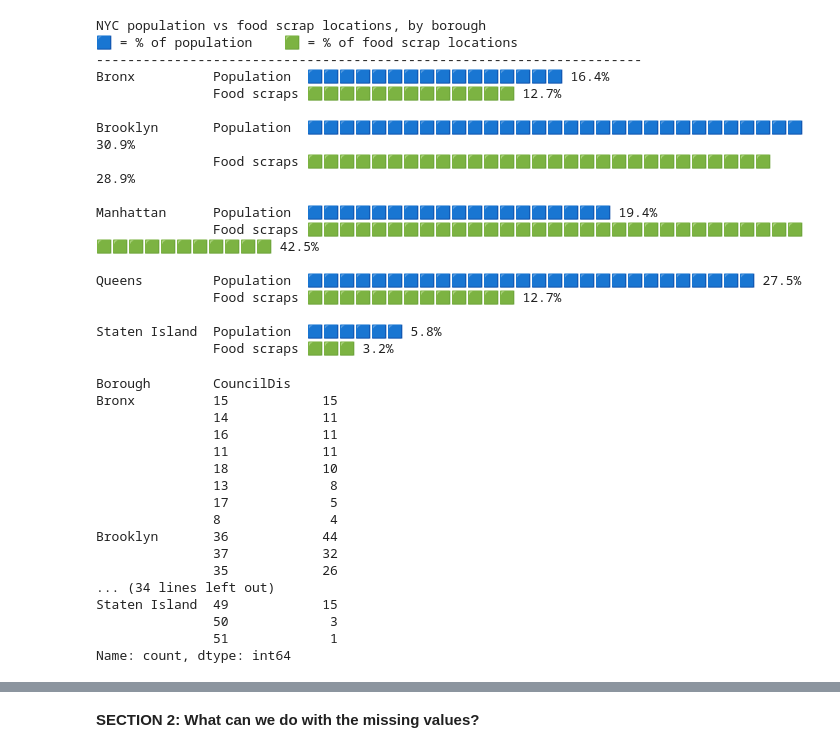
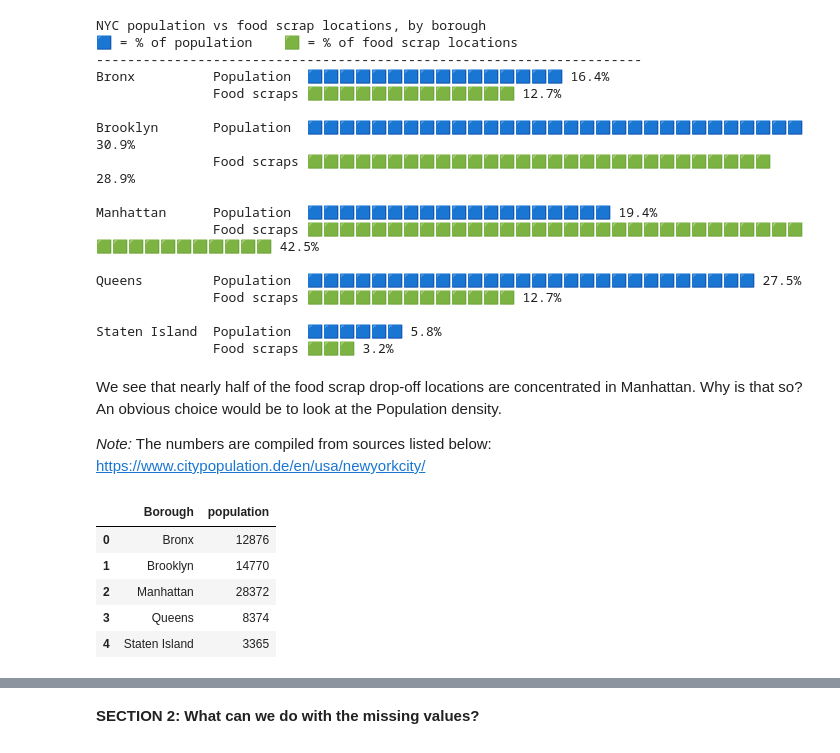
Before and after one commit to juhi1997-prog/juhi1997-prog.github.io, a Jupyter notebook: project 1/project_1.ipynb, the cells around one changed output, grey strips where cells are left out. Cells and saved outputs as stored; diff of their text form; code cells hidden in the pictures.

```diff
--- a/project 1/project_1.ipynb
+++ b/project 1/project_1.ipynb
@@ -143,24 +147,24 @@ Queens         Population  🟦🟦🟦🟦🟦🟦🟦🟦🟦🟦🟦🟦🟦
 
 Staten Island  Population  🟦🟦🟦🟦🟦🟦 5.8%
                Food scraps 🟩🟩🟩 3.2%
-# %%
-councils = df.groupby("Borough")["CouncilDis"].value_counts()
-councils
-# %% [output]
-Borough        CouncilDis
-Bronx          15            15
-               14            11
-               16            11
-               11            11
-               18            10
-               13             8
-               17             5
-               8              4
-Brooklyn       36            44
-               37            32
-               35            26
-... (34 lines left out)
-Staten Island  49            15
-               50             3
-               51             1
-Name: count, dtype: int64
+# %% [markdown]
+We see that nearly half of the food scrap drop-off locations are concentrated in Manhattan. Why is that so? An obvious choice would be to look at the Population density.
+
+
+*Note:* The numbers are compiled from sources listed below:
+https://www.citypopulation.de/en/usa/newyorkcity/
+# %%
+#creating a dataframe for the population density of each borough
+population_density = pd.DataFrame({
+    "Borough": ["Bronx", "Brooklyn", "Manhattan", "Queens", "Staten Island"],
+    "population": [12876,14770,28372, 8374, 3365]
+})
+
+population_density
+# %% [output]
+|  | Borough | population |
+| 0 | Bronx | 12876 |
+| 1 | Brooklyn | 14770 |
+| 2 | Manhattan | 28372 |
+| 3 | Queens | 8374 |
+| 4 | Staten Island | 3365 |
```
Also changed, not shown: parts of 24 cells of this notebook, 2 other files.
